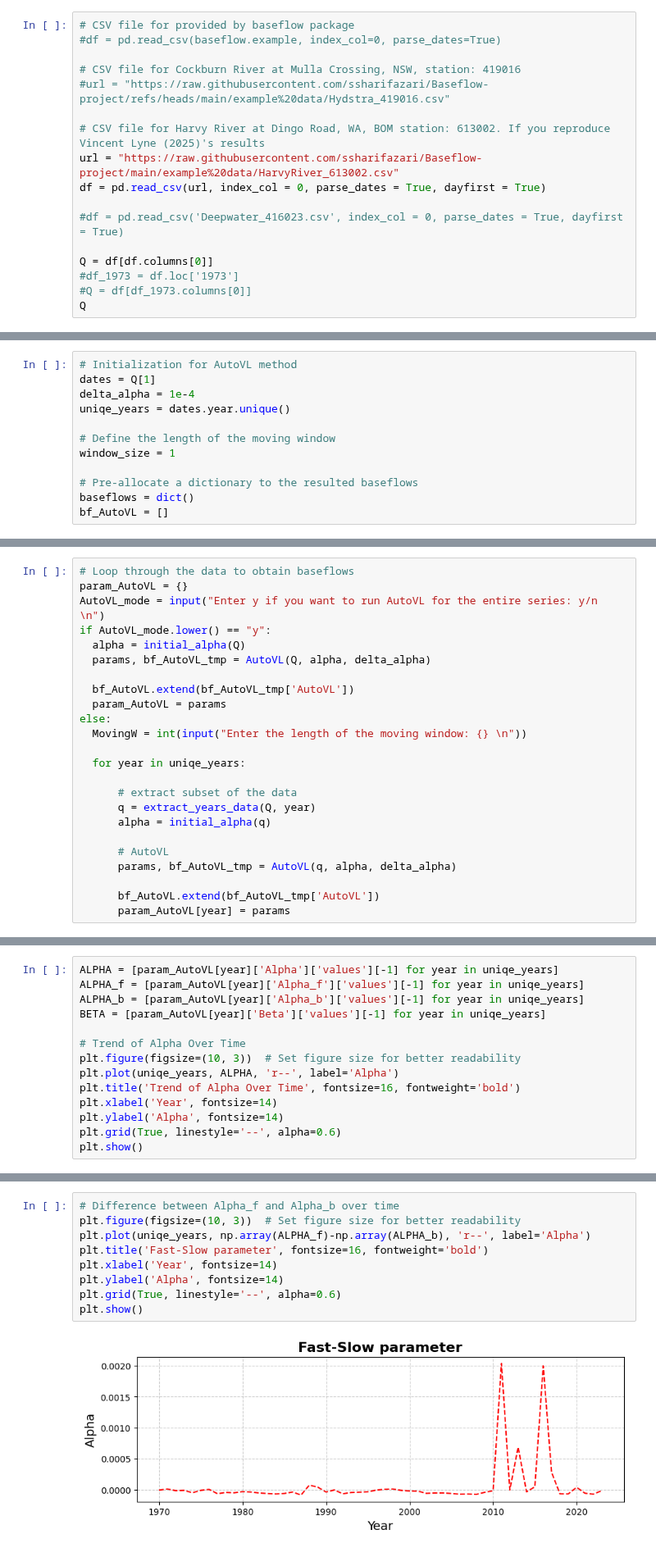
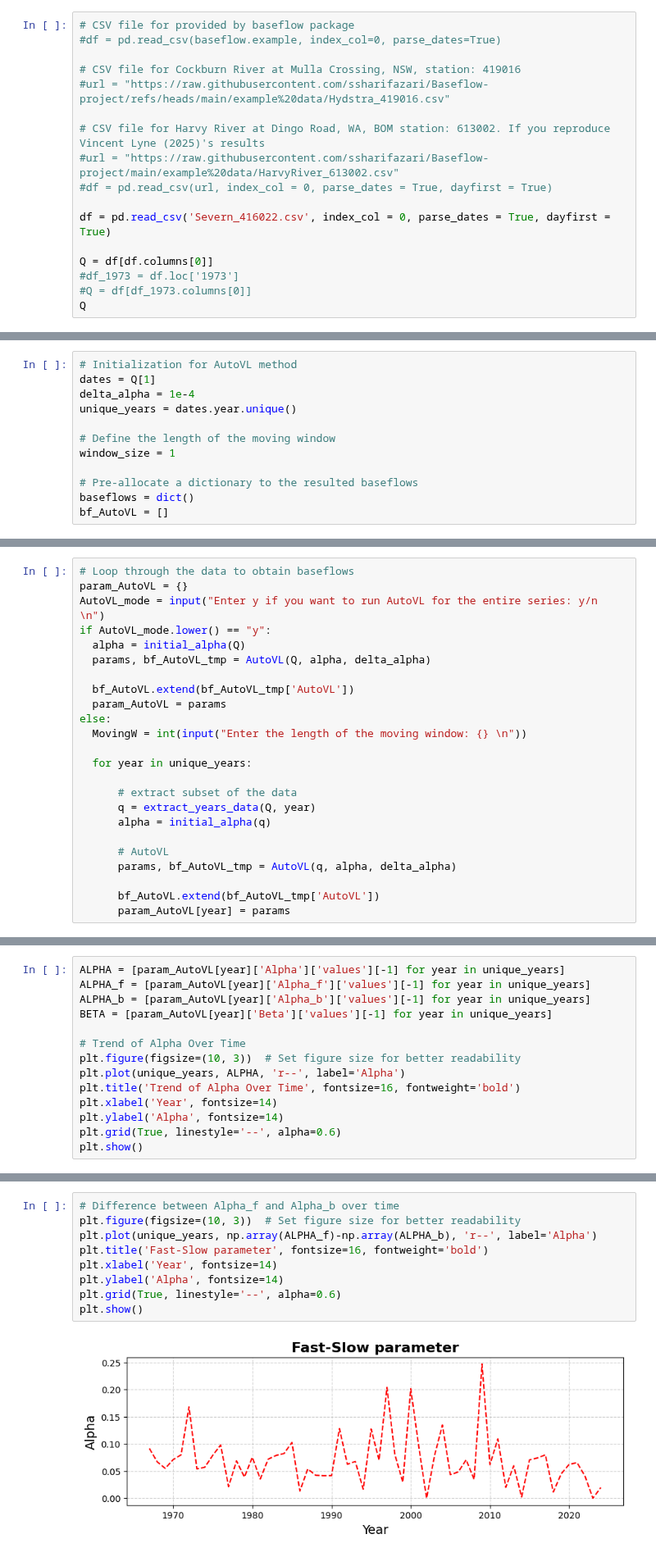
Before and after one commit to ssharifazari/AutoVL, a Jupyter notebook: AutoVL.ipynb, the cells around one changed output, grey strips where cells are left out. Shown at 82% size. Cells and saved outputs as stored; diff of their text form.

```diff
--- a/AutoVL.ipynb
+++ b/AutoVL.ipynb
@@ -209,10 +209,10 @@ Other CSV file in the correct format can also be uploaded to the example data fo
 #url = "https://raw.githubusercontent.com/ssharifazari/Baseflow-project/refs/heads/main/example%20data/Hydstra_419016.csv"
 
 # CSV file for Harvy River at Dingo Road, WA, BOM station: 613002. If you reproduce Vincent Lyne (2025)'s results
-url = "https://raw.githubusercontent.com/ssharifazari/Baseflow-project/main/example%20data/HarvyRiver_613002.csv"
-df = pd.read_csv(url, index_col = 0, parse_dates = True, dayfirst = True)
+#url = "https://raw.githubusercontent.com/ssharifazari/Baseflow-project/main/example%20data/HarvyRiver_613002.csv"
+#df = pd.read_csv(url, index_col = 0, parse_dates = True, dayfirst = True)
 
-#df = pd.read_csv('Deepwater_416023.csv', index_col = 0, parse_dates = True, dayfirst = True)
+df = pd.read_csv('Severn_416022.csv', index_col = 0, parse_dates = True, dayfirst = True)
 
 Q = df[df.columns[0]]
 #df_1973 = df.loc['1973']
@@ -299,7 +299,7 @@ def AutoVL(q, alpha, delta_alpha):
 # Initialization for AutoVL method
 dates = Q[1]
 delta_alpha = 1e-4
-uniqe_years = dates.year.unique()
+unique_years = dates.year.unique()
 
 # Define the length of the moving window
 window_size = 1
@@ -323,7 +323,7 @@ if AutoVL_mode.lower() == "y":
 else:
   MovingW = int(input("Enter the length of the moving window: {} \n"))
 
-  for year in uniqe_years:
+  for year in unique_years:
 
       # extract subset of the data
       q = extract_years_data(Q, year)
@@ -446,14 +446,14 @@ AutoVL parameters  0.99155  0.99155  0.01207
 ## **Climate impact on AutoVL parameters**
 The impact of climate will be evaluated by plotting the obtained value for each parameter in different years
 # %%
-ALPHA = [param_AutoVL[year]['Alpha']['values'][-1] for year in uniqe_years]
-ALPHA_f = [param_AutoVL[year]['Alpha_f']['values'][-1] for year in uniqe_years]
-ALPHA_b = [param_AutoVL[year]['Alpha_b']['values'][-1] for year in uniqe_years]
-BETA = [param_AutoVL[year]['Beta']['values'][-1] for year in uniqe_years]
+ALPHA = [param_AutoVL[year]['Alpha']['values'][-1] for year in unique_years]
+ALPHA_f = [param_AutoVL[year]['Alpha_f']['values'][-1] for year in unique_years]
+ALPHA_b = [param_AutoVL[year]['Alpha_b']['values'][-1] for year in unique_years]
+BETA = [param_AutoVL[year]['Beta']['values'][-1] for year in unique_years]
 
 # Trend of Alpha Over Time
 plt.figure(figsize=(10, 3))  # Set figure size for better readability
-plt.plot(uniqe_years, ALPHA, 'r--', label='Alpha')
+plt.plot(unique_years, ALPHA, 'r--', label='Alpha')
 plt.title('Trend of Alpha Over Time', fontsize=16, fontweight='bold')
 plt.xlabel('Year', fontsize=14)
 plt.ylabel('Alpha', fontsize=14)
@@ -464,14 +464,14 @@ plt.show()
 # %%
 # Difference between Alpha_f and Alpha_b over time
 plt.figure(figsize=(10, 3))  # Set figure size for better readability
-plt.plot(uniqe_years, np.array(ALPHA_f)-np.array(ALPHA_b), 'r--', label='Alpha')
+plt.plot(unique_years, np.array(ALPHA_f)-np.array(ALPHA_b), 'r--', label='Alpha')
 plt.title('Fast-Slow parameter', fontsize=16, fontweight='bold')
 plt.xlabel('Year', fontsize=14)
 plt.ylabel('Alpha', fontsize=14)
 plt.grid(True, linestyle='--', alpha=0.6)
 plt.show()
 # %% [output]
-[figure, old version]
+[figure, new version]
 # %%
 # Trend of Beta Over Time
 plt.figure(figsize=(10, 3))  # Set figure size for better readability
```
Also changed, not shown: parts of 9 cells of this notebook.
